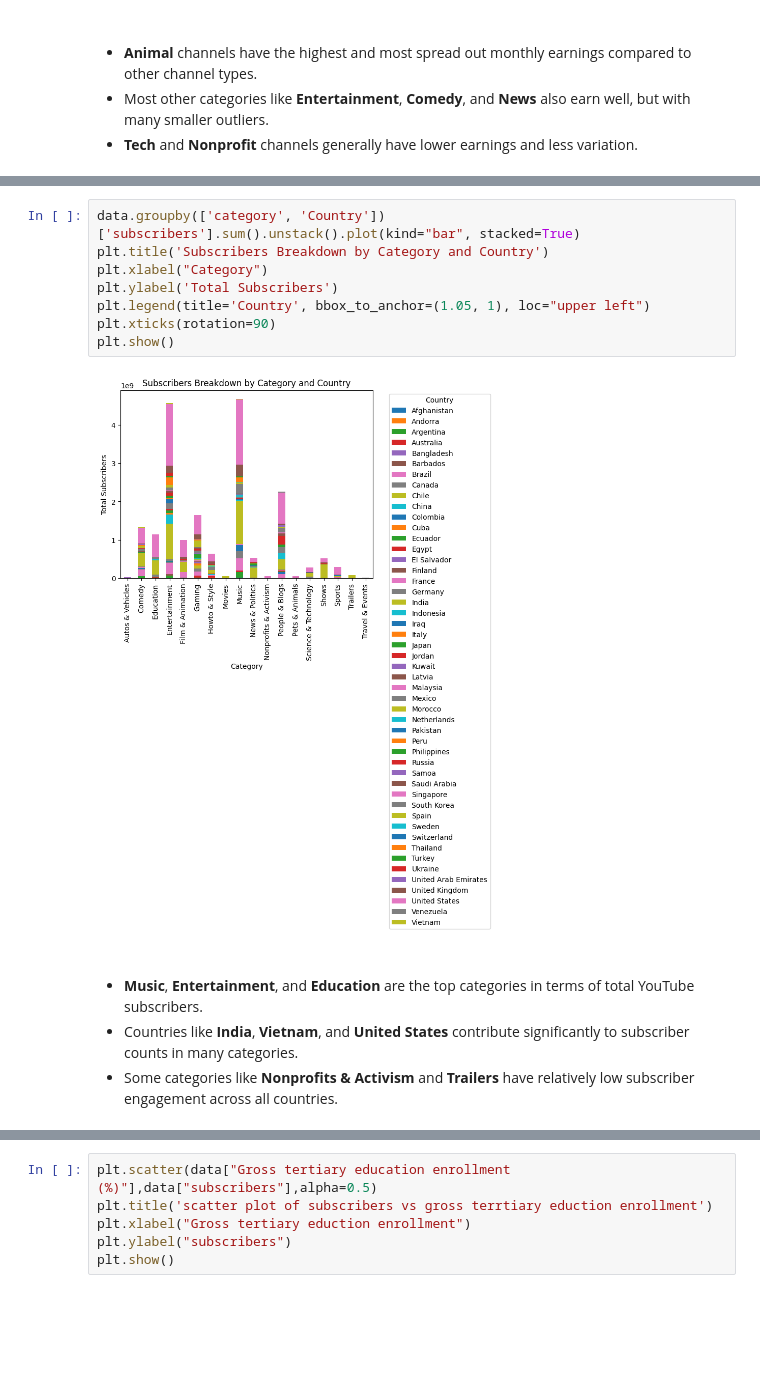
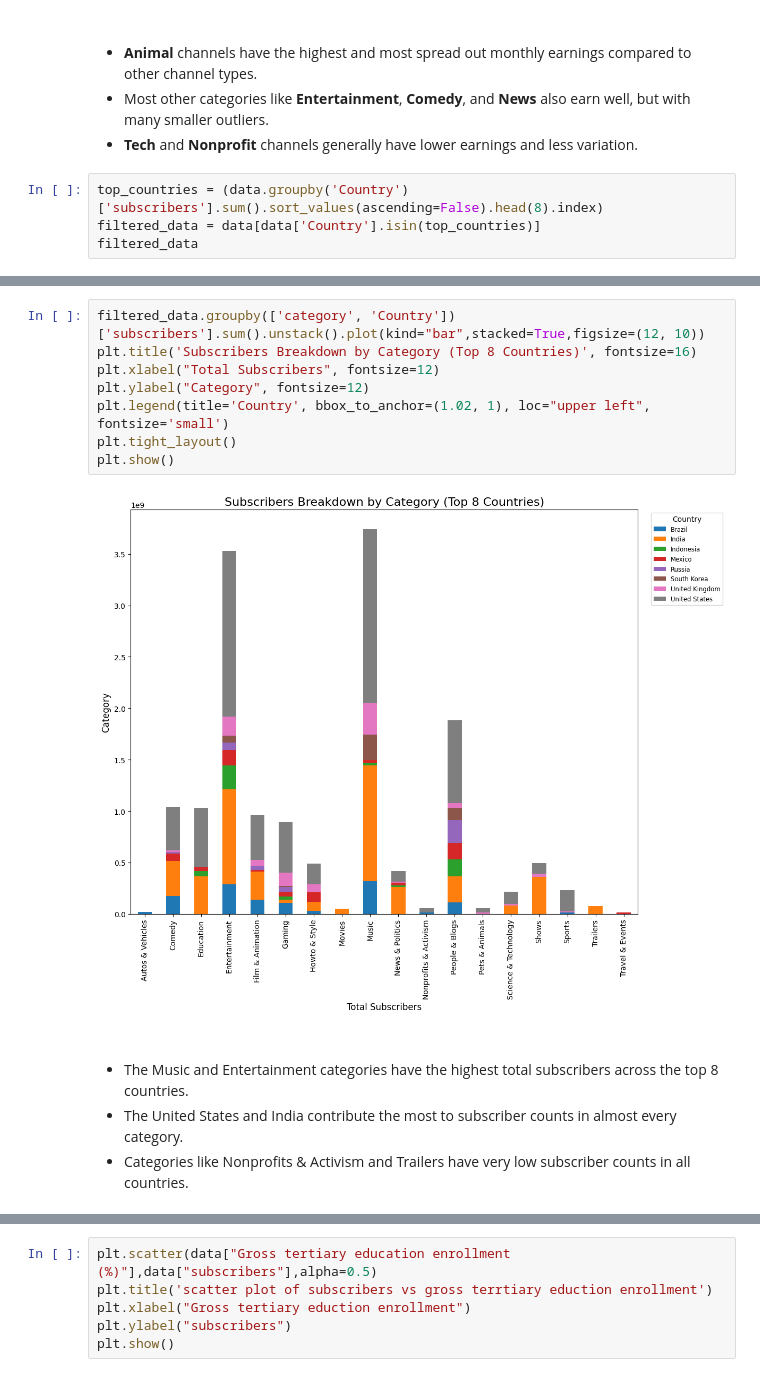
Before and after one commit to vyomkorat/Tops-Tech, a Jupyter notebook: Project1/Global YT.ipynb, the cells around one changed output, grey strips where cells are left out. Cells and saved outputs as stored; diff of their text form; blank space fills up the shorter version.

```diff
--- a/Project1/Global YT.ipynb
+++ b/Project1/Global YT.ipynb
@@ -424,3 +416,7 @@ plt.show()
 * **Animal** channels have the highest and most spread out monthly earnings compared to other channel types.
 * Most other categories like **Entertainment**, **Comedy**, and **News** also earn well, but with many smaller outliers.
 * **Tech** and **Nonprofit** channels generally have lower earnings and less variation.
+# %%
+top_countries = (data.groupby('Country')['subscribers'].sum().sort_values(ascending=False).head(8).index)
+filtered_data = data[data['Country'].isin(top_countries)]
+filtered_data
@@ -427,16 +437,15 @@ plt.show()
 # %%
-data.groupby(['category', 'Country'])['subscribers'].sum().unstack().plot(kind="bar", stacked=True)
-plt.title('Subscribers Breakdown by Category and Country')
-plt.xlabel("Category")
-plt.ylabel('Total Subscribers')
-plt.legend(title='Country', bbox_to_anchor=(1.05, 1), loc="upper left")
-plt.xticks(rotation=90)
+filtered_data.groupby(['category', 'Country'])['subscribers'].sum().unstack().plot(kind="bar",stacked=True,figsize=(12, 10))
+plt.title('Subscribers Breakdown by Category (Top 8 Countries)', fontsize=16)
+plt.xlabel("Total Subscribers", fontsize=12)
+plt.ylabel("Category", fontsize=12)
+plt.legend(title='Country', bbox_to_anchor=(1.02, 1), loc="upper left", fontsize='small')
+plt.tight_layout()
 plt.show()
 # %% [output]
-[figure, old version]
+[figure, new version]
 # %% [markdown]
 #####
-
-* **Music**, **Entertainment**, and **Education** are the top categories in terms of total YouTube subscribers.
-* Countries like **India**, **Vietnam**, and **United States** contribute significantly to subscriber counts in many categories.
-* Some categories like **Nonprofits & Activism** and **Trailers** have relatively low subscriber engagement across all countries.
+* The Music and Entertainment categories have the highest total subscribers across the top 8 countries.
+* The United States and India contribute the most to subscriber counts in almost every category.
+* Categories like Nonprofits & Activism and Trailers have very low subscriber counts in all countries.
```
Also changed, not shown: parts of 18 cells of this notebook, 1 other file.
